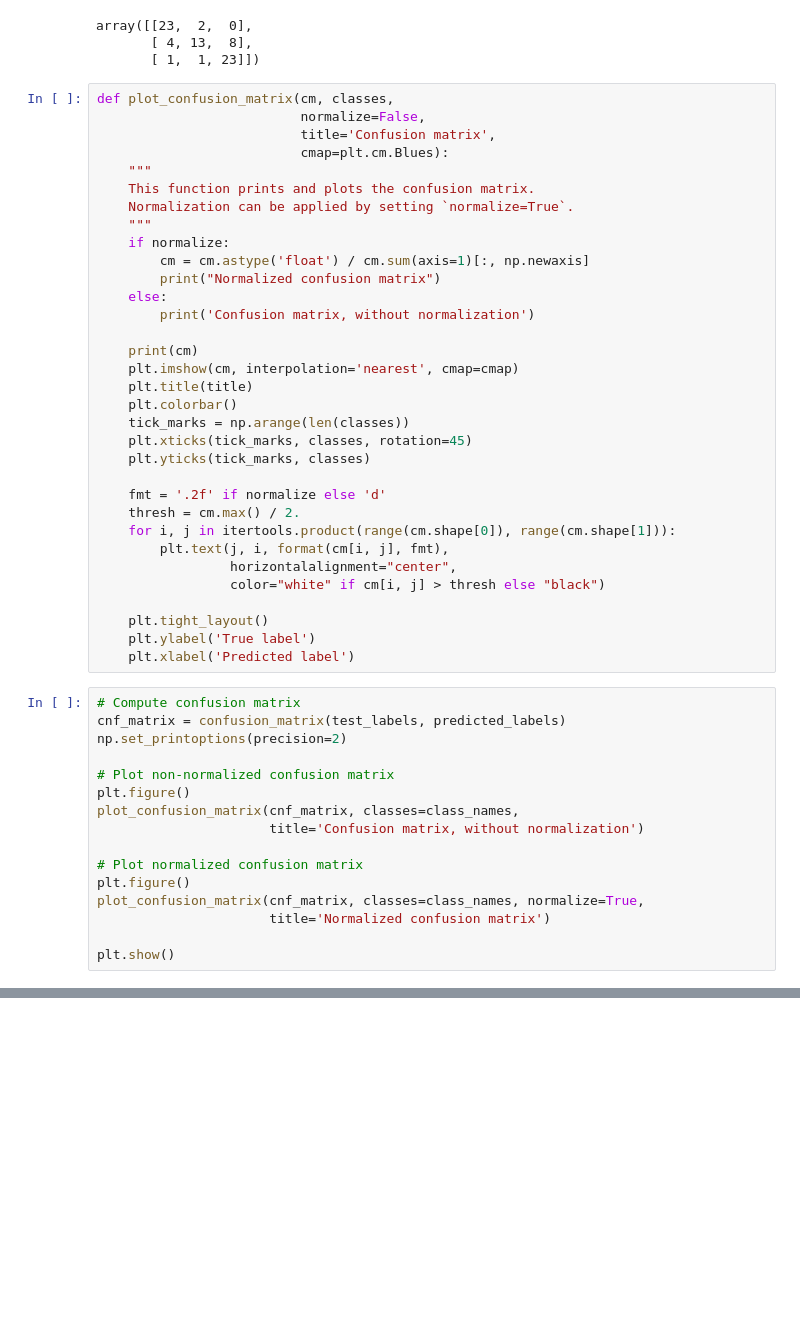
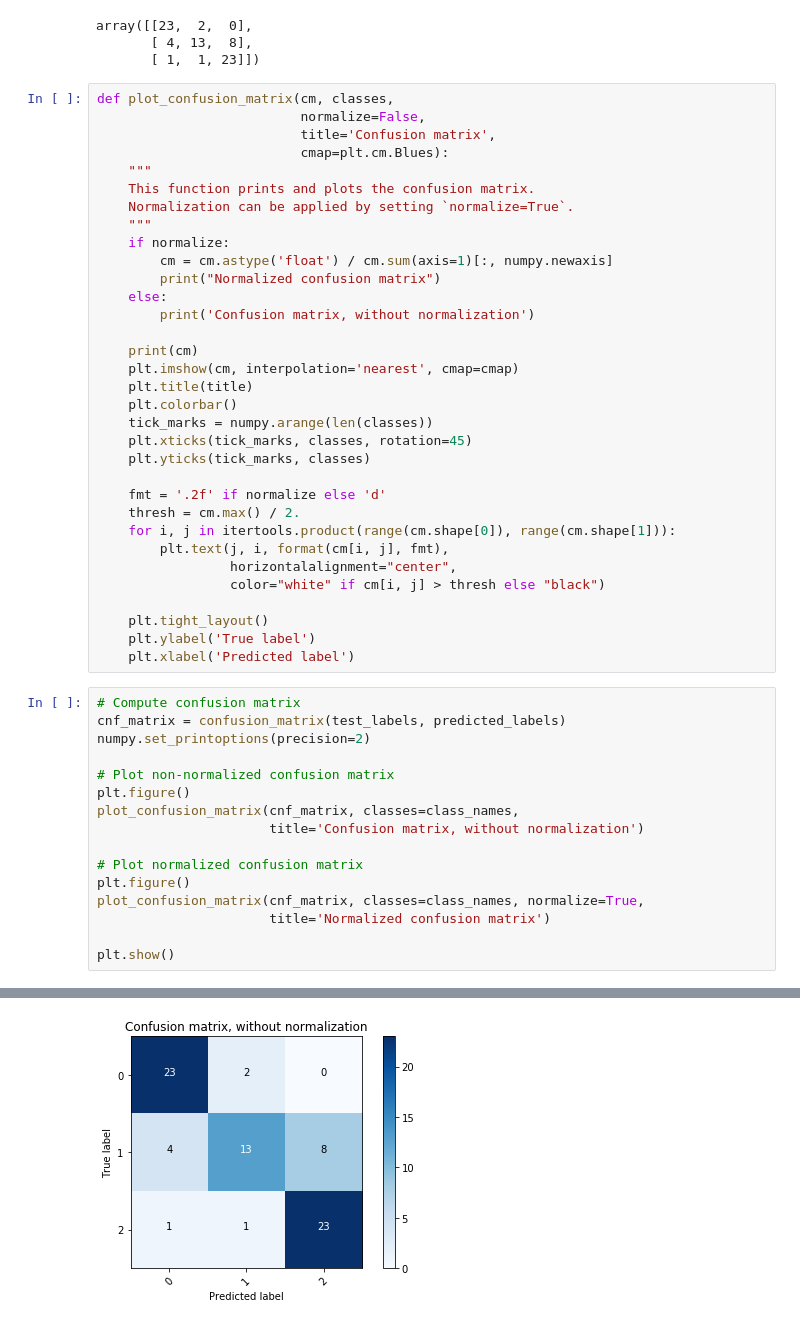
Before and after one commit to kamesh25x/Composer-Id, a Jupyter notebook: 3Composers_Regression.ipynb, the cells around one changed output, grey strips where cells are left out. Drawn from its saved outputs; the diff is of its cells as text; blank space fills up the shorter version.

```diff
--- a/3Composers_Regression.ipynb
+++ b/3Composers_Regression.ipynb
@@ -257,7 +257,7 @@ def plot_confusion_matrix(cm, classes,
     Normalization can be applied by setting `normalize=True`.
     """
     if normalize:
-        cm = cm.astype('float') / cm.sum(axis=1)[:, np.newaxis]
+        cm = cm.astype('float') / cm.sum(axis=1)[:, numpy.newaxis]
         print("Normalized confusion matrix")
     else:
         print('Confusion matrix, without normalization')
@@ -266,7 +266,7 @@ def plot_confusion_matrix(cm, classes,
     plt.imshow(cm, interpolation='nearest', cmap=cmap)
     plt.title(title)
     plt.colorbar()
-    tick_marks = np.arange(len(classes))
+    tick_marks = numpy.arange(len(classes))
     plt.xticks(tick_marks, classes, rotation=45)
     plt.yticks(tick_marks, classes)
 
@@ -283,7 +283,7 @@ def plot_confusion_matrix(cm, classes,
 # %%
 # Compute confusion matrix
 cnf_matrix = confusion_matrix(test_labels, predicted_labels)
-np.set_printoptions(precision=2)
+numpy.set_printoptions(precision=2)
 
 # Plot non-normalized confusion matrix
 plt.figure()
@@ -300,0 +308 @@ NameError: name 'np' is not defined
+[figure, added]
```
Also changed, not shown: parts of 1 cell of this notebook, 5 other files.
